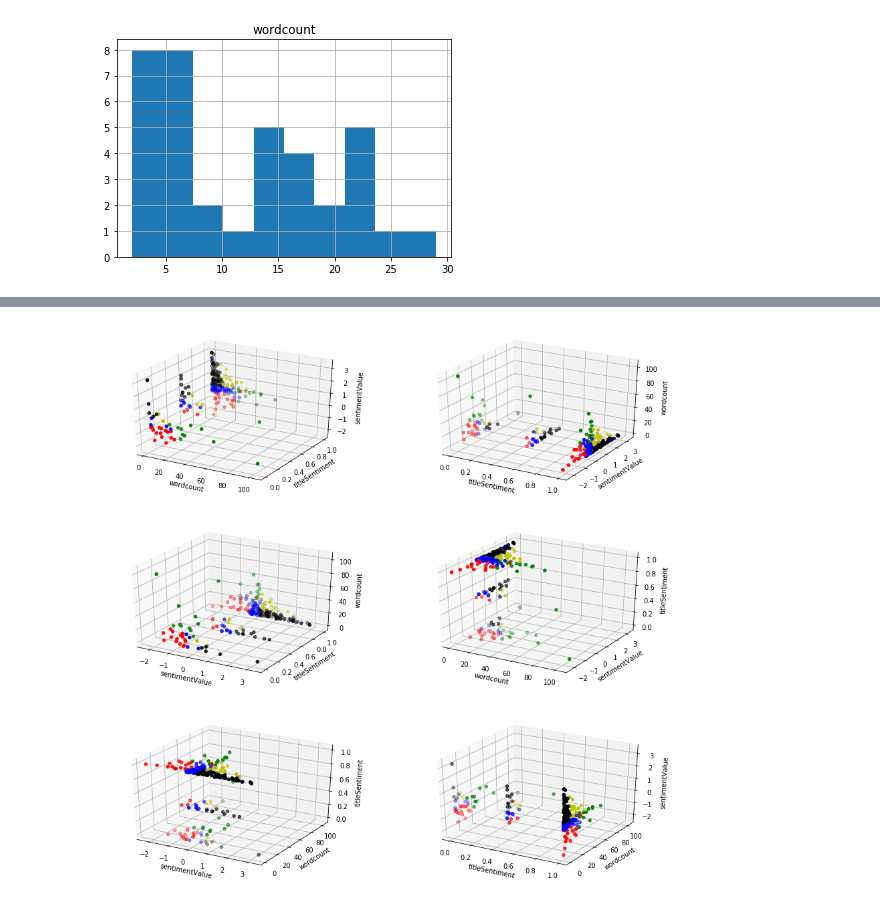
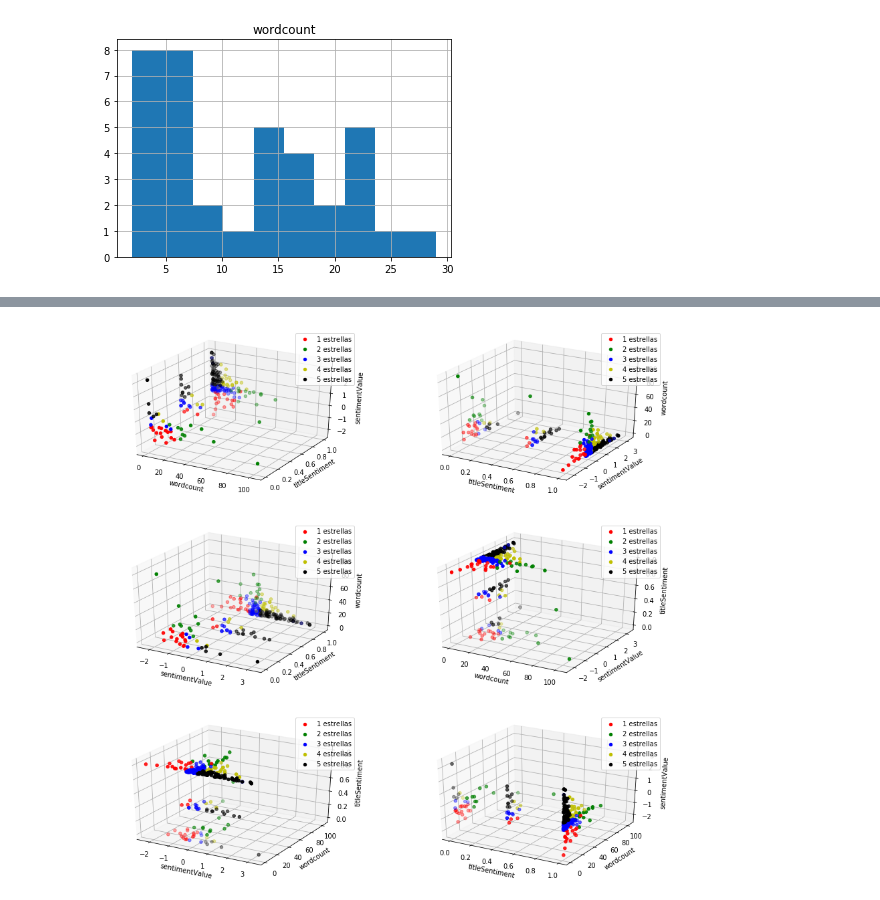
Before and after one commit to marcelolynch/machinelearning, a Jupyter notebook: tp2/KNN.ipynb, the cells around one changed output, grey strips where cells are left out. Cells and saved outputs as stored; diff of their text form; code cells hidden in the pictures.

```diff
--- a/tp2/KNN.ipynb
+++ b/tp2/KNN.ipynb
@@ -118,7 +118,7 @@ pairs = [
 ]
 
 for pair in pairs:
-    fig = plt.figure(figsize=(5,5))
+    fig = plt.figure(figsize=(7,7))
     ax = fig.add_subplot(111)
     for i, m, cl in [(1, 'o', 'red'), (2, 'o', 'g'), (3, 'o', 'b'), (4, 'o', 'y'), (5, 'o', 'k')]:
         filtered = dataframe[dataframe['Star Rating']==i]
@@ -137,26 +138,27 @@ plt.show()
 # %%
 from mpl_toolkits import mplot3d
 import matplotlib.pyplot as plt
 
 fig = plt.figure(figsize=(15,15))
 subplots = [321, 322, 323, 324, 325, 326]
 dimensions = ['wordcount', 'titleSentiment', 'sentimentValue']
 j = 0
 for p in [[0,1,2], [1,2,0], [2,1,0], [0,2,1], [2,0,1], [1,0,2]]:
     ax = fig.add_subplot(subplots[j], projection='3d')
     j += 1
     for i, m, cl in [(1, 'o', 'red'), (2, 'o', 'g'), (3, 'o', 'b'), (4, 'o', 'y'), (5, 'o', 'k')]:
         filtered = dataframe[dataframe['Star Rating']==i]
         xyz = filtered[dimensions].values.tolist()
         xs = [v[p[0]] for v in xyz]
         ys = [v[p[1]] for v in xyz]
         zs = [v[p[2]] for v in xyz]
-        ax.scatter(xs, ys, zs, c=cl)
+        ax.scatter(xs, ys, zs, c=cl, label = f'{i} estrellas')
+        ax.legend(loc='best')
 
     ax.set_xlabel(dimensions[p[0]])
     ax.set_ylabel(dimensions[p[1]])
     ax.set_zlabel(dimensions[p[2]])
 
 plt.show()
 # %% [output]
-[figure, old version]
+[figure, new version]
```
Also changed, not shown: parts of 6 cells of this notebook.
